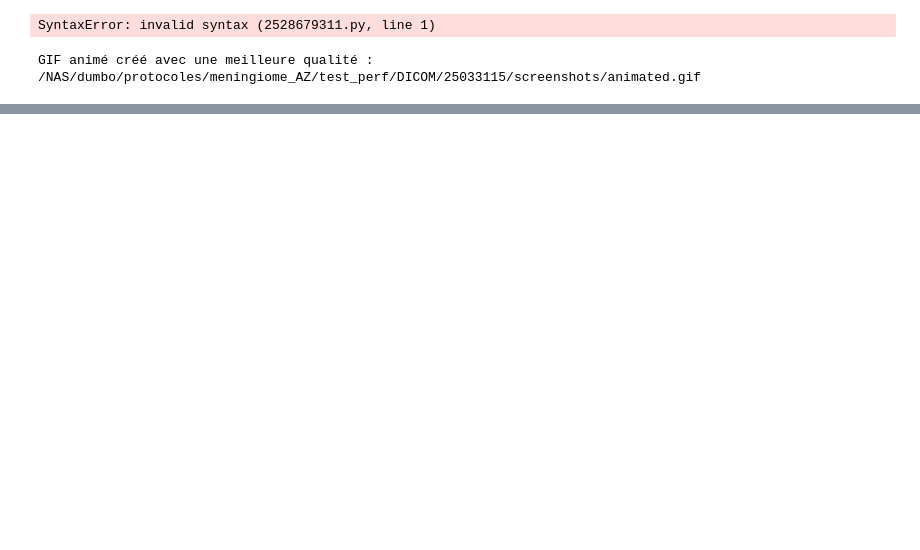
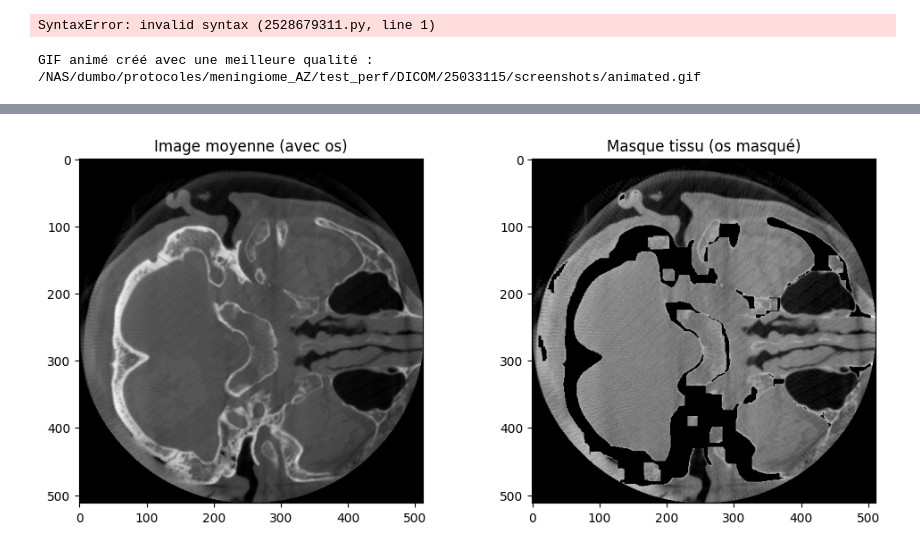
Before and after one commit to RomainViardLille/LiiFE, a Jupyter notebook: PERF_CBCT_meningiome.ipynb, the cells around one changed output, grey strips where cells are left out. Drawn from its saved outputs; the diff is of its cells as text; code cells hidden in the pictures; blank space fills up the shorter version.

```diff
--- a/PERF_CBCT_meningiome.ipynb
+++ b/PERF_CBCT_meningiome.ipynb
@@ -44,0 +83,30 @@ GIF animé créé avec une meilleure qualité : /NAS/dumbo/protocoles/meningiome
+# %%
+from scipy.ndimage import binary_closing
+
+# 1. Calculer la moyenne temporelle pour obtenir une image 3D représentative
+mean_img = np.mean(nifti_data_perf, axis=3)
+
+# 2. Définir un seuil pour l'os (à ajuster selon tes données, ex: > 800 HU)
+bone_threshold = 1600
+bone_mask = mean_img > bone_threshold
+
+# 3. Appliquer une fermeture morphologique pour combler les petits trous dans le masque osseux
+bone_mask_closed = binary_closing(bone_mask, structure=np.ones((15,15,3)))
+
+# 4. Créer un masque inverse pour ne garder que les tissus non osseux
+brain_mask = ~bone_mask_closed
+
+# 5. Appliquer ce masque à toutes les images temporelles
+nifti_data_perf_masked = nifti_data_perf * brain_mask[..., np.newaxis]
+
+# 6. Visualisation pour vérifier le résultat
+plt.figure(figsize=(12,5))
+plt.subplot(1,2,1)
+plt.imshow(mean_img[:, :, mean_img.shape[2]//2], cmap='gray')
+plt.title("Image moyenne (avec os)")
+plt.subplot(1,2,2)
+plt.imshow(nifti_data_perf_masked[:, :, mean_img.shape[2]//2,1], cmap='gray')
+plt.title("Masque tissu (os masqué)")
+plt.show()
+# %% [output]
+[figure, added]
```
Also changed, not shown: parts of 17 cells of this notebook, 9 other files.
